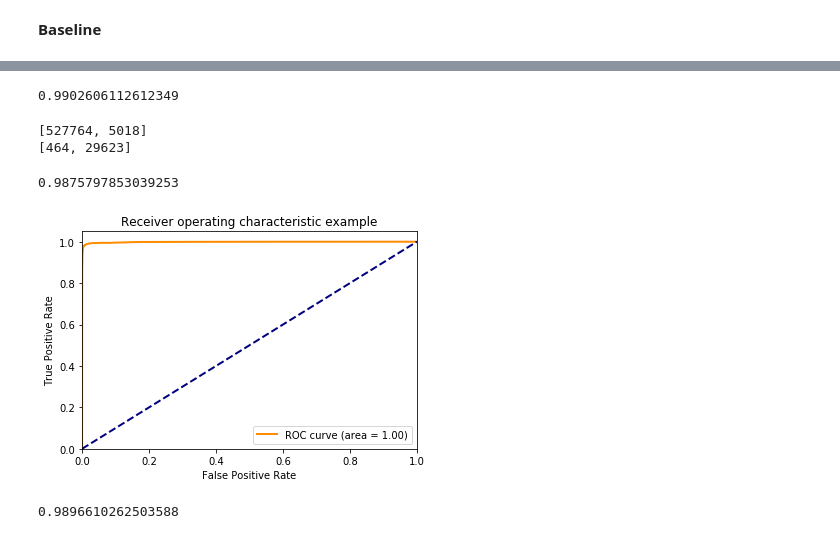
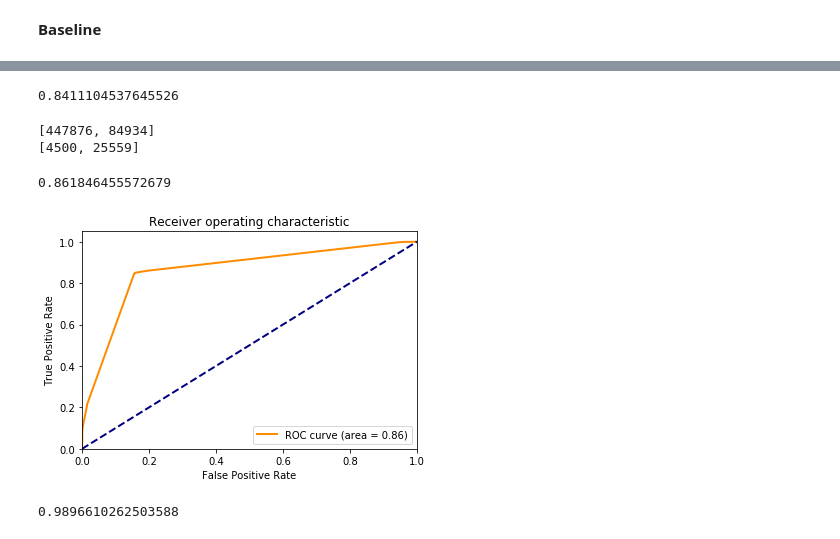
Before and after one commit to AntoniaLovjer/Hospital-Payments, a Jupyter notebook: 01_feature_selection.ipynb, the cells around one changed output, grey strips where cells are left out. Cells and saved outputs as stored; diff of their text form; code cells hidden in the pictures.

Commit message:
found target leaking

```diff
--- a/01_feature_selection.ipynb
+++ b/01_feature_selection.ipynb
@@ -117,7 +117,11 @@ columns_to_drop = ['Recipient_Province',
 'Physician_Profile_ID',
 'Recipient_Zip_Code',
 'Date_of_Payment',
-'Physician_Middle_Name'
+'Physician_Middle_Name',
+'Covered_Recipient_Type', # leaking target info
+'Payment_Publication_Date',
+'Submitting_Applicable_Manufacturer_or_Applicable_GPO_Name', # leaking target info
+'Applicable_Manufacturer_or_Applicable_GPO_Making_Payment_Name' # leaking target info
 ]
 # %% [markdown]
 **Baseline**
@@ -190,11 +156,10 @@ pd.DataFrame(X_train_rus)
 # %%
-objVars = ['Related_Product_Indicator',
-           'Dispute_Status_for_Publication', 'Delay_in_Publication_Indicator',
-           'Change_Type', 'Covered_Recipient_Type',
-           'Form_of_Payment_or_Transfer_of_Value', 'Payment_Publication_Date',
-           'Submitting_Applicable_Manufacturer_or_Applicable_GPO_Name',
-           'Applicable_Manufacturer_or_Applicable_GPO_Making_Payment_Name',
-           'Applicable_Manufacturer_or_Applicable_GPO_Making_Payment_Country']
+objVars = ['Form_of_Payment_or_Transfer_of_Value',
+           'Dispute_Status_for_Publication',
+           'Delay_in_Publication_Indicator',
+           'Related_Product_Indicator',
+           'Applicable_Manufacturer_or_Applicable_GPO_Making_Payment_Country',
+           'Change_Type']
 
 contVars = ['Total_Amount_of_Payment_USDollars']
 
@@ -222,25 +187,30 @@ logreg = baseline_pipe.fit(pd.DataFrame(X_train_rus, columns = X_train.columns),
 baseline_score = logreg.score(X_test, y_test)
 baseline_score
 # %% [output]
-0.9902606112612349
+0.8411104537645526
 # %%
-y_score = logreg.fit(pd.DataFrame(X_train_rus, columns = X_train.columns), pd.DataFrame(y_train_rus)).decision_function(X_test)
+y_score = logreg.fit(pd.DataFrame(X_train_rus, columns = X_train.columns),
+                     pd.DataFrame(y_train_rus)).predict_proba(X_test)
 # %%
 preds = logreg.predict(X_test)
 tn, fp, fn, tp  = confusion_matrix(y_test, preds).ravel()
 print([tn, fp])
 print([fn, tp])
 # %% [output]
-[527764, 5018]
-[464, 29623]
+[447876, 84934]
+[4500, 25559]
 # %%
-roc_auc_score(y_test, preds)
+roc_auc_score(y_test, y_score[:, 1])
 # %% [output]
-0.9875797853039253
+0.861846455572679
 # %%
-plot_roc(y_test, y_score)
+plot_roc(y_test, list(y_score[:, 1]))
 # %% [output]
-[figure, old version]
+[figure, new version]
+# %%
+average_precision_score(y_test, y_score)
+# %% [output]
+0.9896610262503588
 # %%
 def plot_roc(y_test, y_score):
 
@@ -259,9 +229,5 @@ def plot_roc(y_test, y_score):
     plt.title('Receiver operating characteristic')
     plt.legend(loc="lower right")
     plt.show()
-# %%
-average_precision_score(y_test, y_score)
-# %% [output]
-0.9896610262503588
 # %%
 y_prob = logreg.predict_proba(X_test)
```
Also changed, not shown: parts of 9 cells of this notebook, 1 other file.
